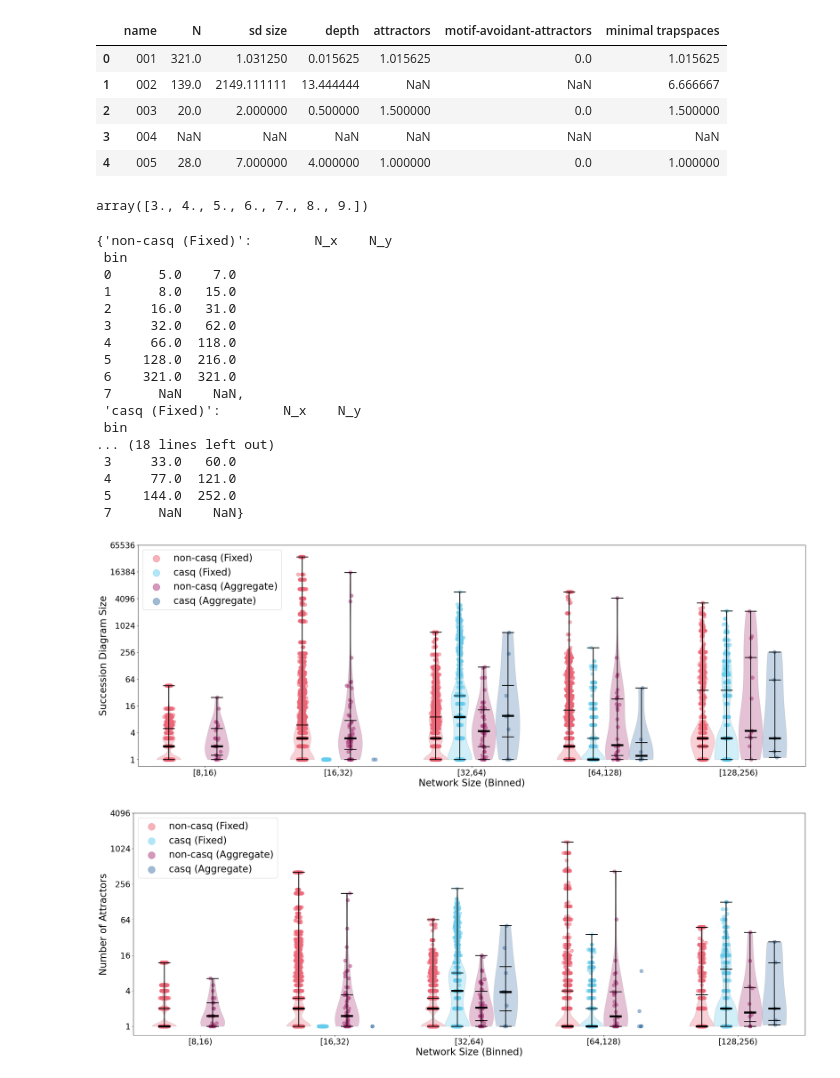
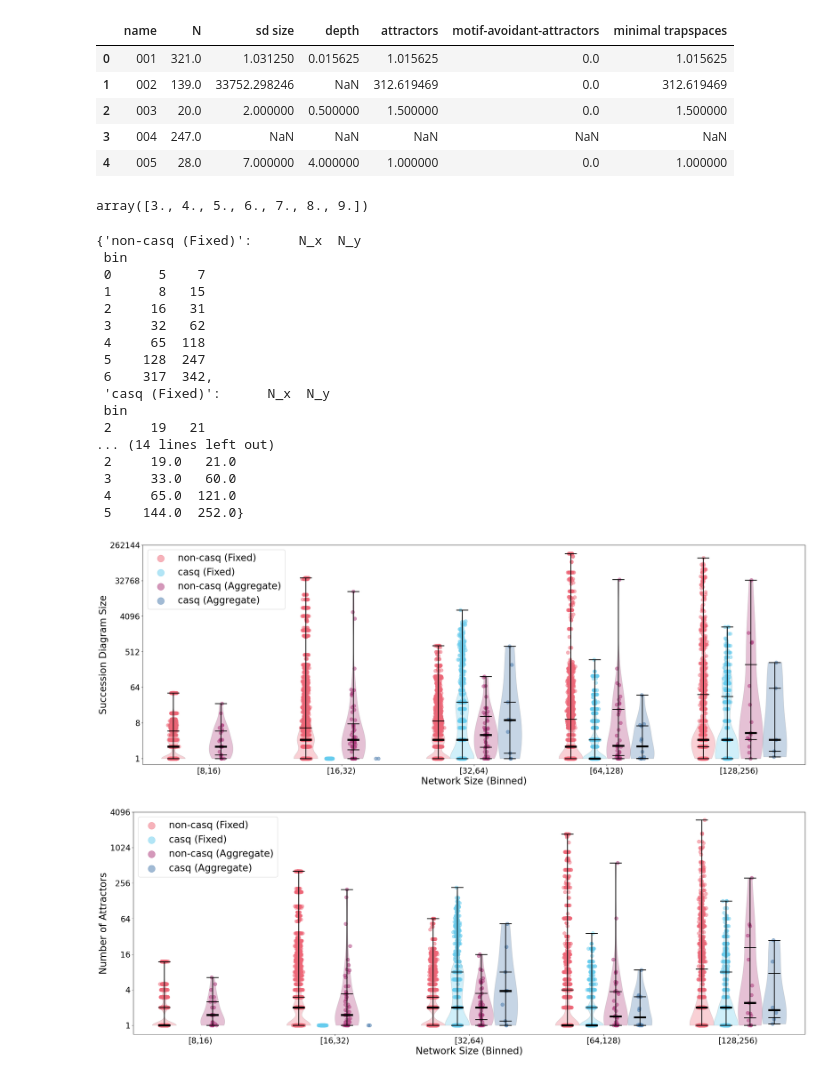
Before and after one commit to jcrozum/balm-analysis, a Jupyter notebook: analysis/casq_comparison.ipynb, the cells around one changed output. Drawn from its saved outputs; the diff is of its cells as text; code cells hidden in the pictures.

```diff
--- a/analysis/casq_comparison.ipynb
+++ b/analysis/casq_comparison.ipynb
@@ -24,6 +24,7 @@ bbm.sort_index(inplace=True)
 bbm.reset_index(inplace=True)
 # %%
 casq_list = [str(x) for x in range(111, 133)]
+casq_list.extend([str(x) for x in range(213, 220)])
 
 casq = bbm.loc[bbm["name"].apply(lambda x: x.split("_")[0]).isin(casq_list)].copy()
 casq_agg = bbm_agg.loc[bbm_agg["name"].isin(casq_list)].copy()
@@ -80,9 +81,9 @@ noncasq_agg.head()
 # %% [output]
 |  | name | N | sd size | depth | attractors | motif-avoidant-attractors | minimal trapspaces |
 | 0 | 001 | 321.0 | 1.031250 | 0.015625 | 1.015625 | 0.0 | 1.015625 |
-| 1 | 002 | 139.0 | 2149.111111 | 13.444444 | NaN | NaN | 6.666667 |
+| 1 | 002 | 139.0 | 33752.298246 | NaN | 312.619469 | 0.0 | 312.619469 |
 | 2 | 003 | 20.0 | 2.000000 | 0.500000 | 1.500000 | 0.0 | 1.500000 |
-| 3 | 004 | NaN | NaN | NaN | NaN | NaN | NaN |
+| 3 | 004 | 247.0 | NaN | NaN | NaN | NaN | NaN |
 | 4 | 005 | 28.0 | 7.000000 | 4.000000 | 1.000000 | 0.0 | 1.000000 |
 # %%
 frames = {
@@ -115,23 +116,23 @@ for name, df in frames.items():
     for name, df in frames.items()
 }
 # %% [output]
-{'non-casq (Fixed)':        N_x    N_y
+{'non-casq (Fixed)':      N_x  N_y
  bin
- 0      5.0    7.0
- 1      8.0   15.0
- 2     16.0   31.0
- 3     32.0   62.0
- 4     66.0  118.0
- 5    128.0  216.0
- 6    321.0  321.0
- 7      NaN    NaN,
- 'casq (Fixed)':        N_x    N_y
+ 0      5    7
+ 1      8   15
+ 2     16   31
+ 3     32   62
+ 4     65  118
+ 5    128  247
+ 6    317  342,
+ 'casq (Fixed)':      N_x  N_y
  bin
-... (18 lines left out)
+ 2     19   21
+... (14 lines left out)
+ 2     19.0   21.0
  3     33.0   60.0
- 4     77.0  121.0
- 5    144.0  252.0
- 7      NaN    NaN}
+ 4     65.0  121.0
+ 5    144.0  252.0}
 # %%
 fig, ax = plt.subplots(1, 1, figsize=(30, 10))
 hscale = 0.18
@@ -160,36 +161,37 @@ for name_pos, (name, df) in enumerate(frames.items()):
             for partname in vp:
                 if partname == "bodies":
                     continue
                 vp[partname].set_edgecolor("black")
                 vp[partname].set_linewidth(2)
 
             vp["cmedians"].set_linewidth(5)
             # vp["cmeans"].set_color("red")
 
             for body in vp["bodies"]:
                 body.set_facecolor(network_type_colors[name])
                 body.set_edgecolor("grey")
                 body.set_alpha(0.3)
 
 ax.legend(fontsize=24, markerscale=2, loc="upper left")
 
 ax.set_xlabel("Network Size (Binned)", fontsize=24)
 ax.set_ylabel("Succession Diagram Size", fontsize=24)
 xticks = ax.get_xticks().tolist()
 ax.set_xticks(xticks)
 ax.set_xticklabels([f"[{round(2**(x+2))},{round(2**(x+3))})" for x in xticks])
 # ax.set_xlim(-0.5, 6.5)
 ax.set_xlim(0.5, 5.5)
 
-yticks = ax.get_yticks().tolist()
+# yticks = ax.get_yticks().tolist()
+yticks = [0, 3, 6, 9, 12, 15, 18]
 ax.set_yticks(yticks)
 ax.set_yticklabels([f"{round(2**x)}" for x in yticks])
-ax.set_ylim(-0.5, 16)
+ax.set_ylim(-0.5, 18)
 
 ax.tick_params(labelsize=20)
 fig.savefig("figures/sd_size_casq_compare.png", bbox_inches="tight")
 # %% [output]
-[figure, old version]
+[figure, new version]
 # %%
 fig, ax = plt.subplots(1, 1, figsize=(30, 10))
 hscale = 0.18
@@ -248,4 +250,4 @@ ax.set_ylim(-0.5, 12)
 ax.tick_params(labelsize=20)
 fig.savefig("figures/attractor_scale_casq_compare.png", bbox_inches="tight")
 # %% [output]
-[figure, old version]
+[figure, new version]
```
Also changed, not shown: parts of 5 cells of this notebook, 7 other files.
